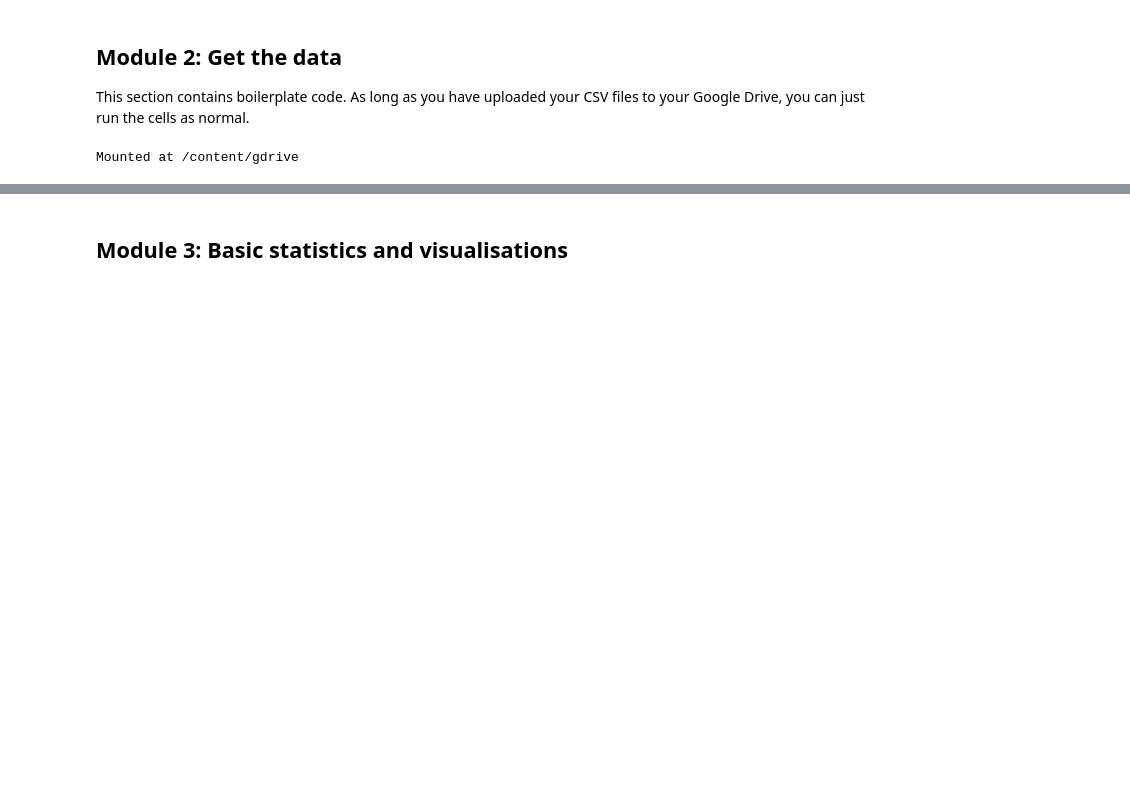
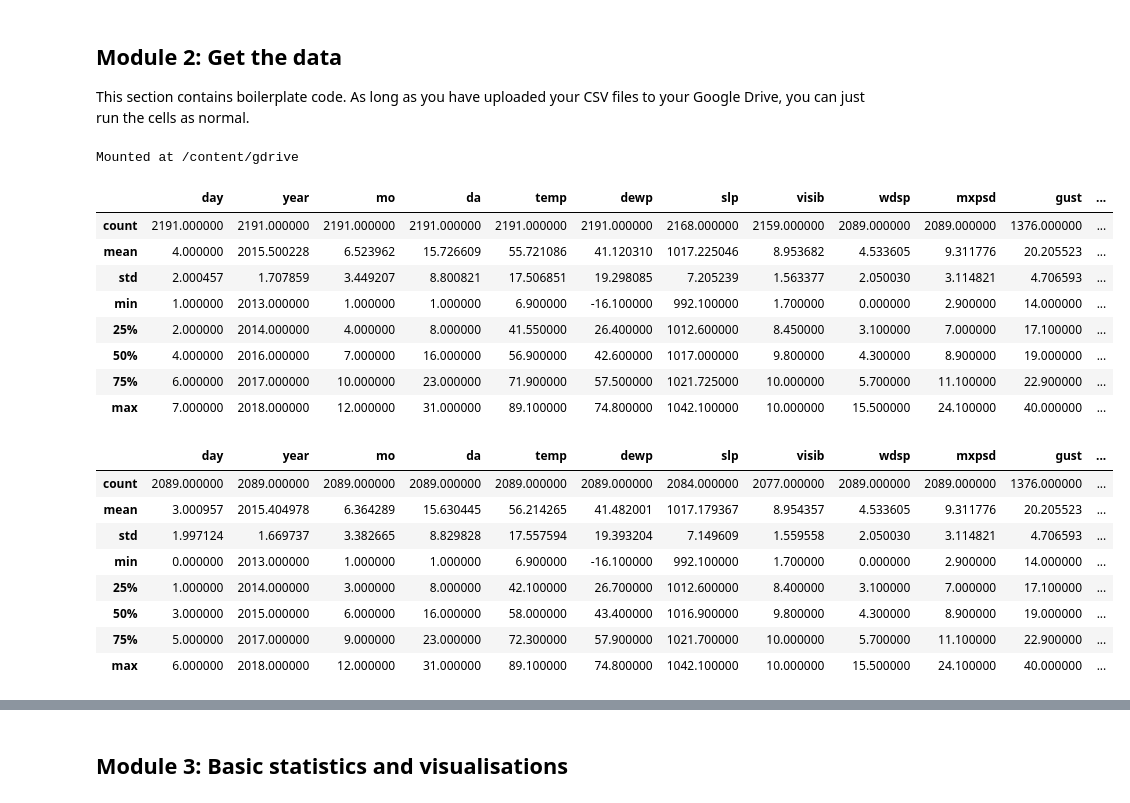
Before and after one commit to buchananwill/JupyterNotebookLBD, a Jupyter notebook: scientificProject/notebooks/Colab_notebook_template.ipynb, the cells around one changed output, grey strips where cells are left out. Drawn from its saved outputs; the diff is of its cells as text; code cells hidden in the pictures; blank space fills up the shorter version.

```diff
--- a/scientificProject/notebooks/Colab_notebook_template.ipynb
+++ b/scientificProject/notebooks/Colab_notebook_template.ipynb
@@ -134,15 +169,45 @@ days_titles = ['Sun', 'Mon', 'Tue', 'Wed', 'Thu', 'Fri', 'Sat' ]
 # %% [output]
 Mounted at /content/gdrive
 # %%
-# get our collated taxi trip and weather data from google drive
+# get our collated taxi trip and weather data from google drive (or in my case my local storage)
 df = pd.read_csv('D:\\Coding\\JupyterNotebookLBD\\scientificProject\\data\\LBD_New_York_collisions_and_weather_data (1).csv')
+# Replace null data values with
 df.replace({9999.9: np.nan, 999.9: np.nan, 99.99: np.nan}, inplace=True)
+
+# Dropping records missing 'mxpsd' as that shows a weak correlation but has missing data in some rows.
+display(df.describe())
+df = df.dropna(axis=0, subset=['mxpsd'])
+
+# Re-order the day_nums so the correlation is stronger
 df['day'] = (df['day'] + 1) % 7
-df.loc[df['day'] < 2, 'day'] = 1 - df['day']
+df.loc[df['day'] < 2, 'day'] = 1 - df['day'] # Swap Saturday and Sunday because the linear experience of time is arbitrary.
 
+# Group by 'year' and calculate the median of 'NUM_COLLISIONS', then subtract it. This allows us to effectively eliminate the correlation to year, controlling for the unknown number of total journeys which is likely to be the causative externality.
+df[MED_RES] = df[N_COLS] - df.groupby('year')[N_COLS].transform('median')
+
+display(df.describe())
 
 df[ZICD] = df.apply(lambda row: convert_date_to_zero_indexed_cycle_day_grouped_by_day_of_week(row['year'], row['mo'], row['da'], row['day']), axis=1)
 df[ZICD_YEAR_DAY] = df.apply(lambda row: convert_date_to_zero_indexed_cycle_day_grouped_by_day_of_year(row['year'], row['mo'], row['da'], row['day']), axis=1)
+# %% [output]
+|  | day | year | mo | da | temp | dewp | slp | visib | wdsp | mxpsd | gust | ... |
+| count | 2191.000000 | 2191.000000 | 2191.000000 | 2191.000000 | 2191.000000 | 2191.000000 | 2168.000000 | 2159.000000 | 2089.000000 | 2089.000000 | 1376.000000 | ... |
+| mean | 4.000000 | 2015.500228 | 6.523962 | 15.726609 | 55.721086 | 41.120310 | 1017.225046 | 8.953682 | 4.533605 | 9.311776 | 20.205523 | ... |
+| std | 2.000457 | 1.707859 | 3.449207 | 8.800821 | 17.506851 | 19.298085 | 7.205239 | 1.563377 | 2.050030 | 3.114821 | 4.706593 | ... |
+| min | 1.000000 | 2013.000000 | 1.000000 | 1.000000 | 6.900000 | -16.100000 | 992.100000 | 1.700000 | 0.000000 | 2.900000 | 14.000000 | ... |
+| 25% | 2.000000 | 2014.000000 | 4.000000 | 8.000000 | 41.550000 | 26.400000 | 1012.600000 | 8.450000 | 3.100000 | 7.000000 | 17.100000 | ... |
+| 50% | 4.000000 | 2016.000000 | 7.000000 | 16.000000 | 56.900000 | 42.600000 | 1017.000000 | 9.800000 | 4.300000 | 8.900000 | 19.000000 | ... |
+| 75% | 6.000000 | 2017.000000 | 10.000000 | 23.000000 | 71.900000 | 57.500000 | 1021.725000 | 10.000000 | 5.700000 | 11.100000 | 22.900000 | ... |
+| max | 7.000000 | 2018.000000 | 12.000000 | 31.000000 | 89.100000 | 74.800000 | 1042.100000 | 10.000000 | 15.500000 | 24.100000 | 40.000000 | ... |
+|  | day | year | mo | da | temp | dewp | slp | visib | wdsp | mxpsd | gust | ... |
+| count | 2089.000000 | 2089.000000 | 2089.000000 | 2089.000000 | 2089.000000 | 2089.000000 | 2084.000000 | 2077.000000 | 2089.000000 | 2089.000000 | 1376.000000 | ... |
+| mean | 3.000957 | 2015.404978 | 6.364289 | 15.630445 | 56.214265 | 41.482001 | 1017.179367 | 8.954357 | 4.533605 | 9.311776 | 20.205523 | ... |
+| std | 1.997124 | 1.669737 | 3.382665 | 8.829828 | 17.557594 | 19.393204 | 7.149609 | 1.559558 | 2.050030 | 3.114821 | 4.706593 | ... |
+| min | 0.000000 | 2013.000000 | 1.000000 | 1.000000 | 6.900000 | -16.100000 | 992.100000 | 1.700000 | 0.000000 | 2.900000 | 14.000000 | ... |
+| 25% | 1.000000 | 2014.000000 | 3.000000 | 8.000000 | 42.100000 | 26.700000 | 1012.600000 | 8.400000 | 3.100000 | 7.000000 | 17.100000 | ... |
+| 50% | 3.000000 | 2015.000000 | 6.000000 | 16.000000 | 58.000000 | 43.400000 | 1016.900000 | 9.800000 | 4.300000 | 8.900000 | 19.000000 | ... |
+| 75% | 5.000000 | 2017.000000 | 9.000000 | 23.000000 | 72.300000 | 57.900000 | 1021.700000 | 10.000000 | 5.700000 | 11.100000 | 22.900000 | ... |
+| max | 6.000000 | 2018.000000 | 12.000000 | 31.000000 | 89.100000 | 74.800000 | 1042.100000 | 10.000000 | 15.500000 | 24.100000 | 40.000000 | ... |
 # %%
 df.head()
 # %% [output]
```
Also changed, not shown: parts of 15 cells of this notebook.
